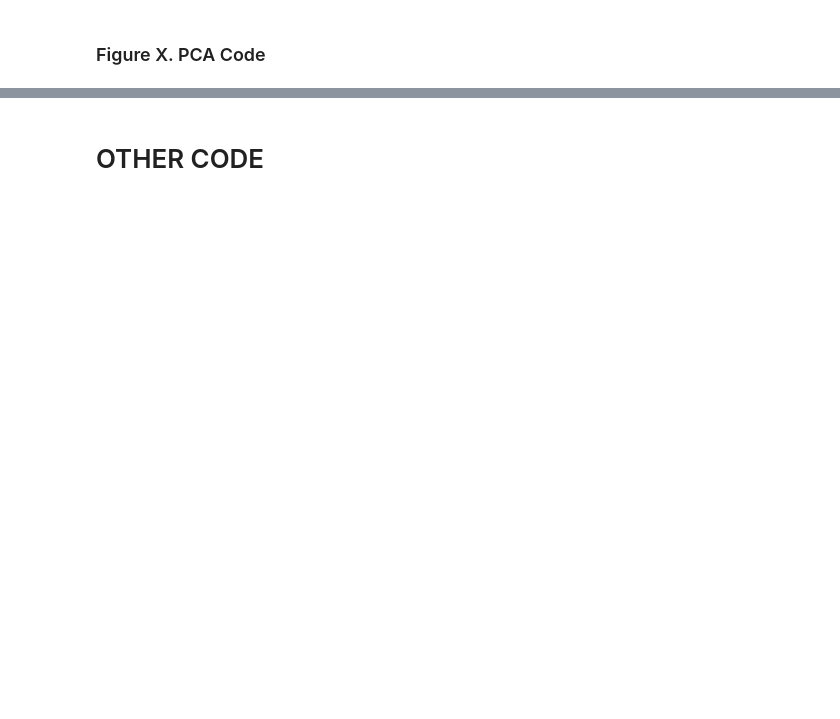
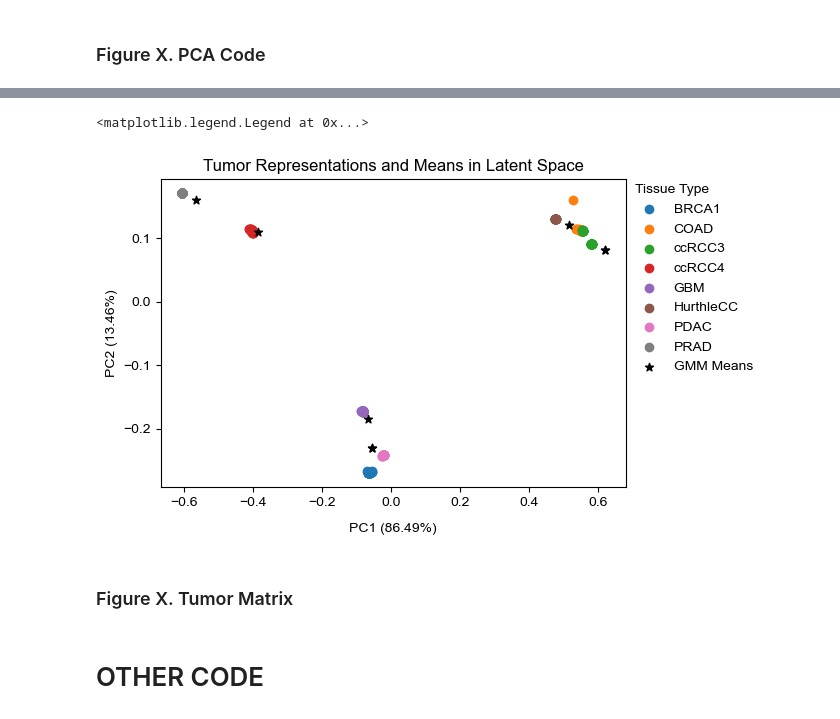
Before and after one commit to alfonsomiguelcruz/metabodgd, a Jupyter notebook: 02 - Training.ipynb, the cells around one changed output, grey strips where cells are left out. Drawn from its saved outputs; the diff is of its cells as text; code cells hidden in the pictures; blank space fills up the shorter version.

```diff
--- a/02 - Training.ipynb
+++ b/02 - Training.ipynb
@@ -132,2 +130,2 @@ history
 # %%
-rep_final, dec_out_final = dgd_model.get_representations(df_tumor_log, df_tumor_lbls, df_tumor_log.shape[0])
+tumor_rep_final, dec_out_final = dgd_final.get_representations(df_tumor_log, df_tumor_lbls, df_tumor_log.shape[0])
@@ -216,0 +292,25 @@ ax.legend(bbox_to_anchor=(1.275, 1),loc='upper right', fancybox=False, framealph
+# %%
+pca_tumor = PCA(n_components=2)
+means_and_tumor_reps = np.vstack((tumor_rep_final.detach(), dgd_final.gmm.means.detach().numpy()))
+pca_fit = pca_tumor.fit_transform(means_and_tumor_reps)
+
+fig, ax = plt.subplots(figsize=(6,4))
+ax.scatter(pca_fit[0:61,0]  , pca_fit[0:61,1]  , label='BRCA1'     )
+ax.scatter(pca_fit[61:128,0]  , pca_fit[61:128,1]  , label='COAD'     )
+ax.scatter(pca_fit[128:180,0]  , pca_fit[128:180,1]  , label='ccRCC3'   )
+ax.scatter(pca_fit[180:217,0] , pca_fit[180:217,1] , label='ccRCC4'   )
+ax.scatter(pca_fit[217:291,0], pca_fit[217:291,1], label='GBM'      )
+ax.scatter(pca_fit[291:319,0], pca_fit[291:319,1], label='HurthleCC')
+ax.scatter(pca_fit[319:346,0], pca_fit[319:346,1], label='PDAC'     )
+ax.scatter(pca_fit[346:437,0], pca_fit[346:437,1], label='PRAD'     )
+ax.scatter(pca_fit[437:,0], pca_fit[437:,1], label='GMM Means', c='black', marker='*')
+ax.set_title('Tumor Representations and Means in Latent Space')
+
+ax.set_xlabel(f'PC1 ({(pca_tumor.explained_variance_ratio_[0] * 100):.2f}%)', labelpad=10)
+ax.set_ylabel(f'PC2 ({(pca_tumor.explained_variance_ratio_[1] * 100):.2f}%)')
+ax.legend(bbox_to_anchor=(1.30, 1.025),loc='upper right', fancybox=False, framealpha=0.0, title='Tissue Type', alignment='left')
+# %% [output]
+<matplotlib.legend.Legend at 0x...>
+[figure, added]
+# %% [markdown]
+### Figure X. Tumor Matrix
```
Also changed, not shown: parts of 34 cells of this notebook, 11 other files.
